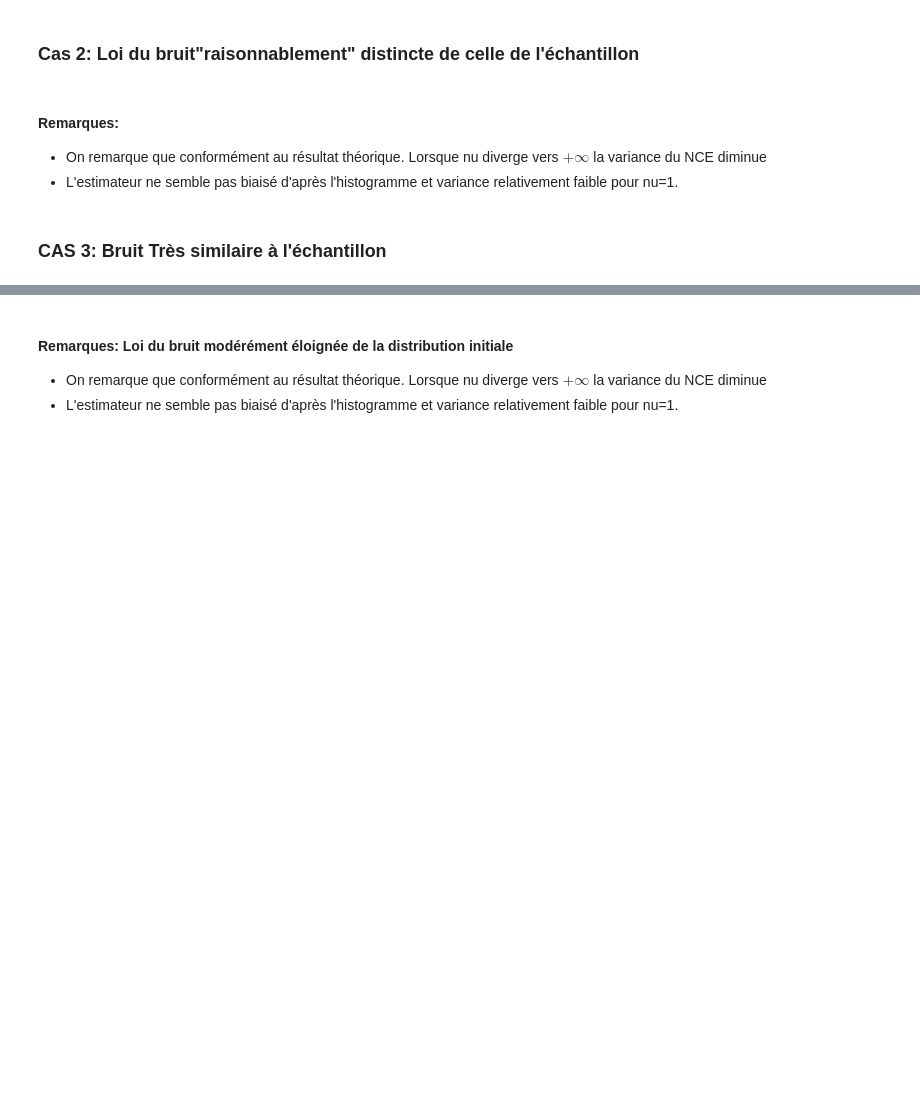
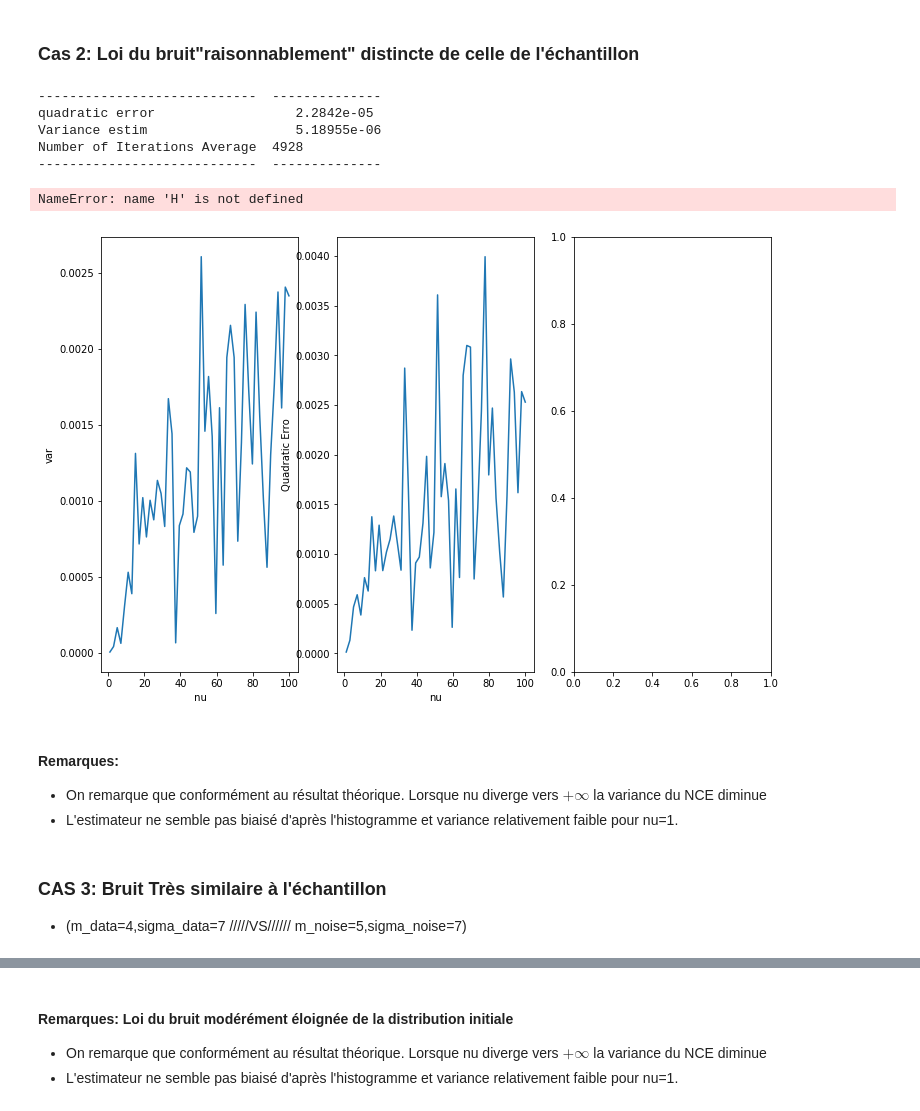
Before and after one commit to alakachr/NCE_GAN, a Jupyter notebook: NCE_GAN.ipynb, the cells around one changed output, grey strips where cells are left out. Saved outputs shown, nothing was run; the diff lists cells and outputs as text; code cells hidden in the pictures; blank space fills up the shorter version.

```diff
--- a/NCE_GAN.ipynb
+++ b/NCE_GAN.ipynb
@@ -107,3 +111,34 @@ plt.scatter(x,C)
  * Lorsque nu diverge (i.e la taille du bruit est relativement importante par rapport à celle de l'échantillon) le code semble se débloquer et le NCE a une variance chaotique.
 # %% [markdown]
 ### Cas 2: Loi du bruit"raisonnablement" distincte de celle de l'échantillon
+# %%
+### NCE
+
+mupo = 5
+sigmapo = 7
+batch_size=100
+X = random.normal(mupo, sigmapo, 1000)
+x_batches = np.reshape(X, (10, batch_size))
+
+est_const=[]
+nb_it=[]
+
+for i in range(10):
+    grad=NCEDescent1D(x_batches, mupo, sigmapo,mu_init = 7, sigma_init=4, cte_init = 5, learning_rate = [0.01,0.01], max_iters = 500, nu =1)
+    est_const.append(grad.cte)
+    nb_it.append(len(grad.ctes))
+
+quad_error = np.mean((np.array(est_const) - 1/(sqrt(2*pi)*sigmapo))**2 )
+var_estim = np.var(np.array(est_const))
+mean_it = np.mean(np.array(nb_it))
+
+tab=[['quadratic error', quad_error],['Variance estim', var_estim],['Number of Iterations Average',mean_it]]
+
+
+print(tabulate(tab))
+# %% [output]
+----------------------------  --------------
+quadratic error                  2.2842e-05
+Variance estim                   5.18955e-06
+Number of Iterations Average  4928
+----------------------------  --------------
@@ -110,15 +173,14 @@ plt.scatter(x,C)
 # %%
-### NCE
+## Calcul histogramme NCE
 
-mupo = 0.5
+mupo = 5
 sigmapo = 7
-batch_size=100
+batch_size= 100
 X = random.normal(mupo, sigmapo, 1000)
 x_batches = np.reshape(X, (10, batch_size))
 
+H = []
 
-print("true constant value" , 1/(sqrt(2*pi)*sigmapo))
-grad=NCE_Adam(x_batches,mupo, sigmapo,mu_init = 5, sigma_init=10, cte_init = 0.2, learning_rate = [0.01,0.01], max_iters = 500)
-print("constant estimate",grad.cte)
-
-print(" nbre d'itérations", len(grad.ctes))
+for i in range (50):
+    grad = NCEDescent1D(x_batches,mupo, sigmapo,mu_init = 7, sigma_init= 4, cte_init = 5, learning_rate = [0.01,0.01], max_iters = 500, nu = 1)
+    H.append(grad.cte)
@@ -153,14 +186,0 @@ for i in range(len(x)):
-# %%
-## Calcul histogramme NCE
-
-mupo = 0.5
-sigmapo = 0.2
-batch_size=100
-X = random.normal(mupo, sigmapo, 1000)
-x_batches = np.reshape(X, (10, batch_size))
-
-H = []
-
-for i in range (50):
-    grad = NCEDescent(x_batches,mupo, sigmapo,mu_init = 0.5, sigma_init= 1, cte_init = 3, learning_rate = [0.01,0.01], max_iters = 500, nu = 1)
-    H.append(grad.cte)
@@ -178,9 +187,26 @@ plt.scatter(x,C)
+# %%
+fig= plt.figure(figsize=(12,8))
+
+ax1= plt.subplot(1,3,1)
+ax1.scatter(x,V)
+ax1.set(xlabel=" nu",ylabel="var")
+
+ax2=plt.subplot(1,3,2)
+ax2.plot(x,C)
+ax2.set(xlabel='nu',ylabel='Quadratic Erro')
+
+ax3= plt.subplot(1,3,3)
+ax3.hist(H)
+# %% [output]
+NameError: name 'H' is not defined
+[figure, added]
 # %% [markdown]
 #### Remarques:
  * On remarque que conformément au résultat théorique. Lorsque nu diverge vers $+\infty$ la variance du NCE diminue
  * L'estimateur ne semble pas biaisé d'après l'histogramme et variance relativement faible pour nu=1.
 # %% [markdown]
 ### CAS 3: Bruit Très similaire à l'échantillon
+* (m_data=4,sigma_data=7 /////VS////// m_noise=5,sigma_noise=7)
 # %%
 ##NCE
 
```
Also changed, not shown: parts of 19 cells of this notebook, 1 other file.
